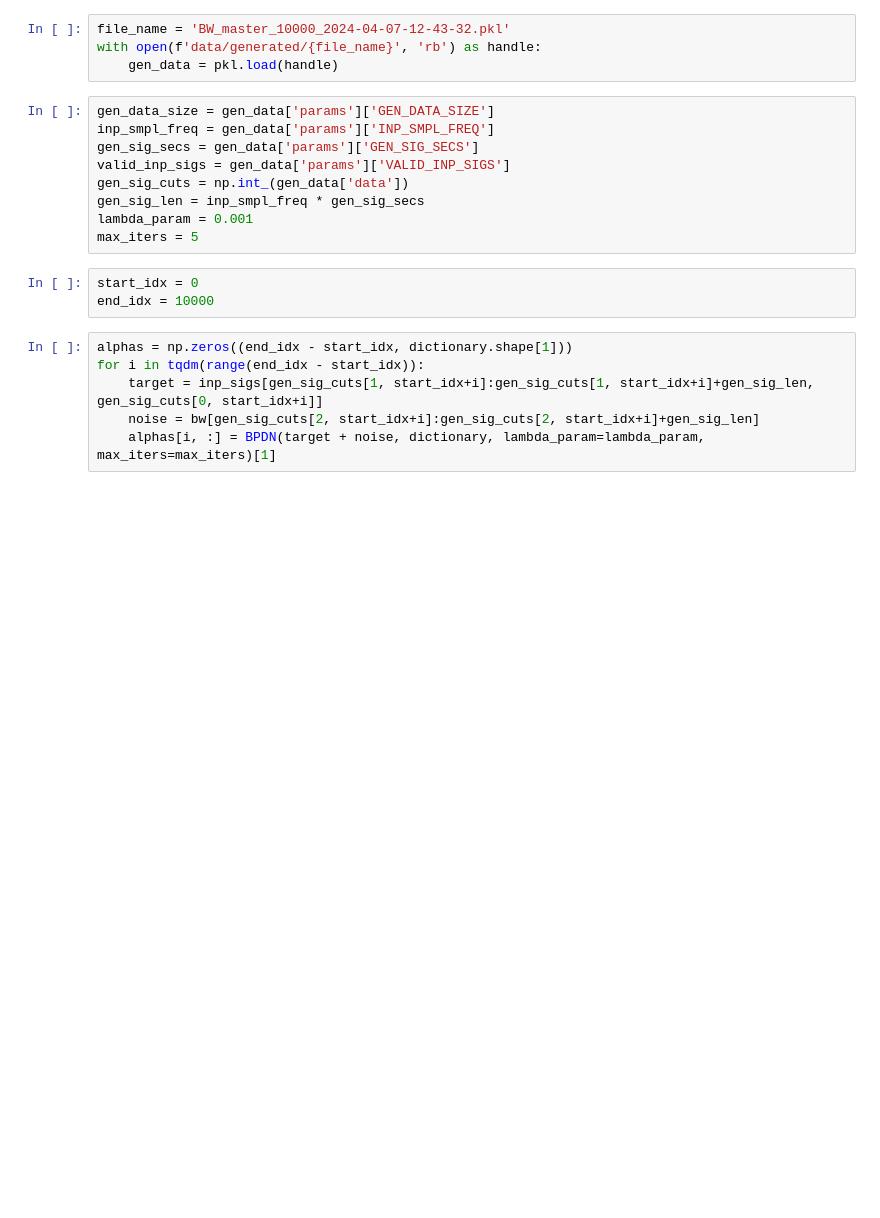
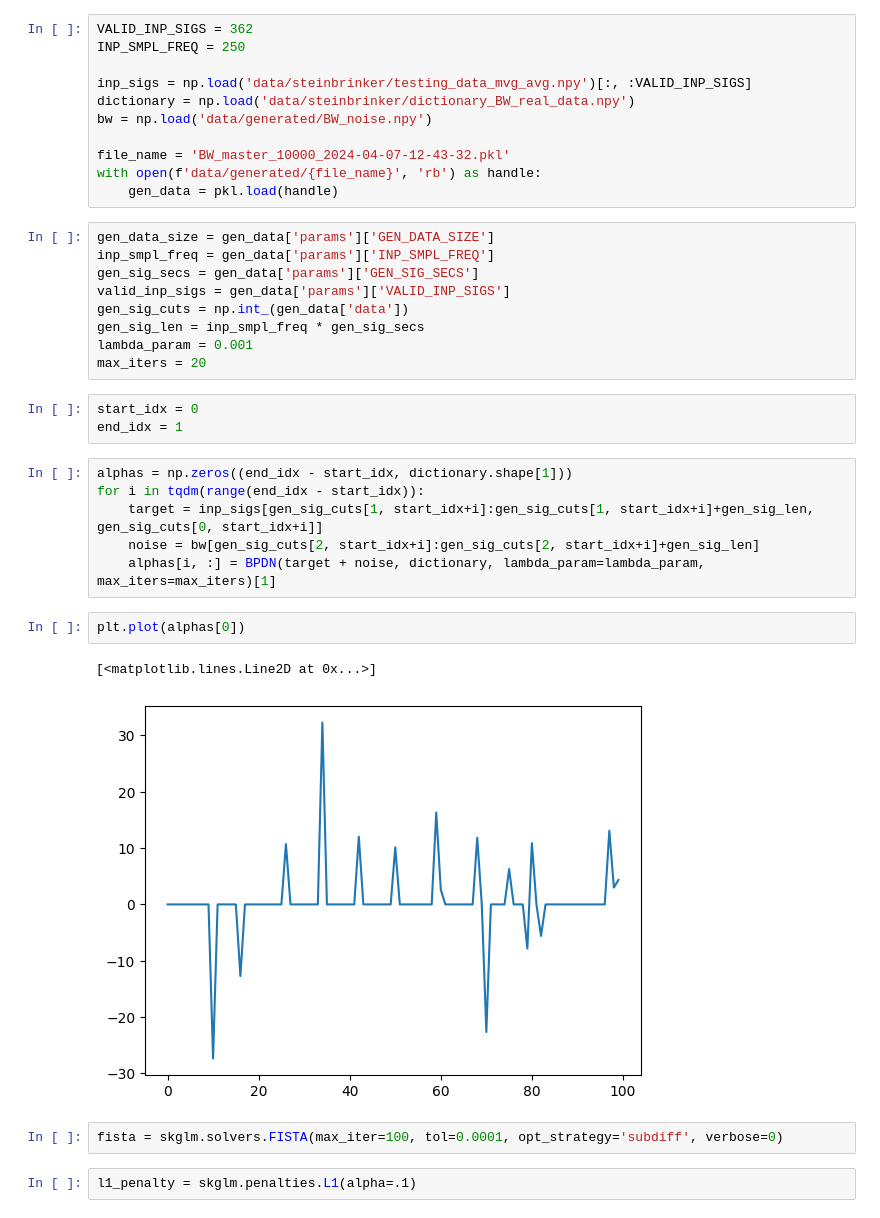
Before and after one commit to galigergergo/ecg-denoising, a Jupyter notebook: workspace/BPDN_QP-vs-FISTA.ipynb, the cells around one changed output. Drawn from its saved outputs; the diff is of its cells as text; blank space fills up the shorter version.

Commit message:
Proceeded with QP vs FISTA implementation

```diff
--- a/workspace/BPDN_QP-vs-FISTA.ipynb
+++ b/workspace/BPDN_QP-vs-FISTA.ipynb
@@ -8,4 +12,11 @@ ImportError: DLL load failed while importing base: The specified module could no
 # %%
+VALID_INP_SIGS = 362
+INP_SMPL_FREQ = 250
+
+inp_sigs = np.load('data/steinbrinker/testing_data_mvg_avg.npy')[:, :VALID_INP_SIGS]
+dictionary = np.load('data/steinbrinker/dictionary_BW_real_data.npy')
+bw = np.load('data/generated/BW_noise.npy')
+
 file_name = 'BW_master_10000_2024-04-07-12-43-32.pkl'
 with open(f'data/generated/{file_name}', 'rb') as handle:
     gen_data = pkl.load(handle)
@@ -17,13 +28,22 @@ valid_inp_sigs = gen_data['params']['VALID_INP_SIGS']
 gen_sig_cuts = np.int_(gen_data['data'])
 gen_sig_len = inp_smpl_freq * gen_sig_secs
 lambda_param = 0.001
-max_iters = 5
+max_iters = 20
 # %%
 start_idx = 0
-end_idx = 10000
+end_idx = 1
 # %%
 alphas = np.zeros((end_idx - start_idx, dictionary.shape[1]))
 for i in tqdm(range(end_idx - start_idx)):
     target = inp_sigs[gen_sig_cuts[1, start_idx+i]:gen_sig_cuts[1, start_idx+i]+gen_sig_len, gen_sig_cuts[0, start_idx+i]]
     noise = bw[gen_sig_cuts[2, start_idx+i]:gen_sig_cuts[2, start_idx+i]+gen_sig_len]
     alphas[i, :] = BPDN(target + noise, dictionary, lambda_param=lambda_param, max_iters=max_iters)[1]
+# %%
+plt.plot(alphas[0])
+# %% [output]
+[<matplotlib.lines.Line2D at 0x...>]
+[figure, added]
+# %%
+fista = skglm.solvers.FISTA(max_iter=100, tol=0.0001, opt_strategy='subdiff', verbose=0)
+# %%
+l1_penalty = skglm.penalties.L1(alpha=.1)
```
Also changed, not shown: parts of 6 cells of this notebook, 2 other files.
